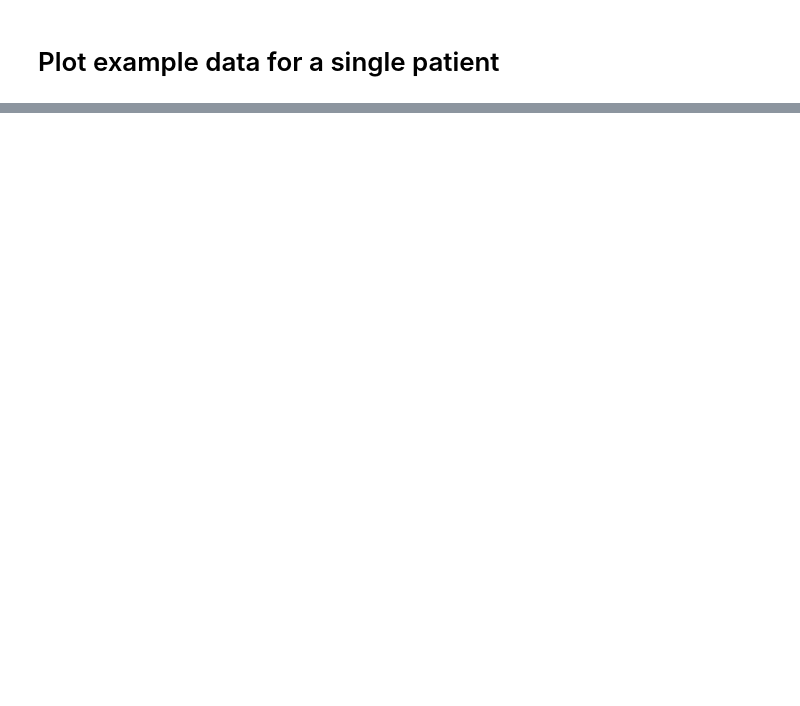
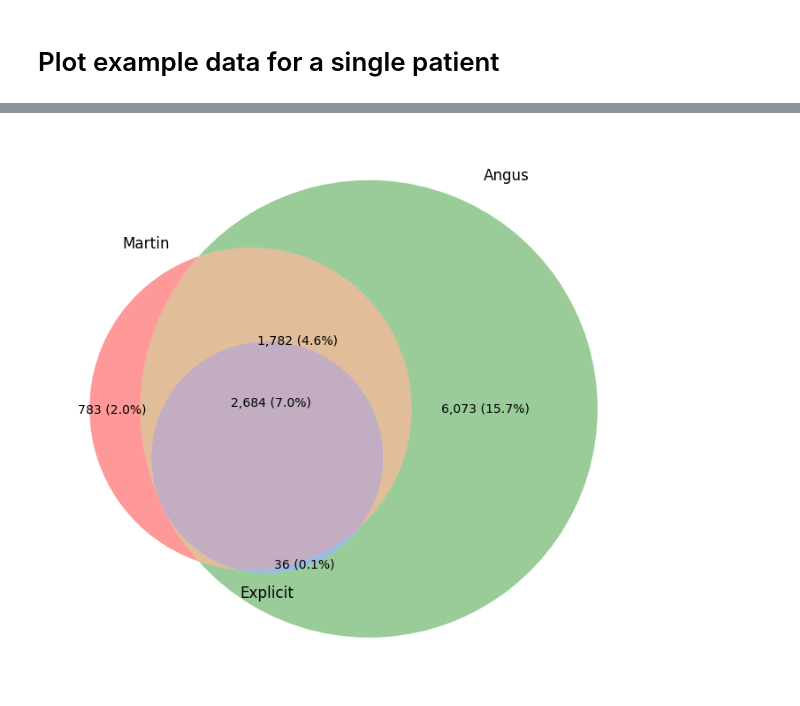
Before and after one commit to MIT-LCP/mimic-code-paper, a Jupyter notebook: notebooks/sepsis.ipynb, the cells around one changed output, grey strips where cells are left out. Drawn from its saved outputs; the diff is of its cells as text; code cells hidden in the pictures; blank space fills up the shorter version.

Commit message:
add venn for purely billing code criteria

```diff
--- a/notebooks/sepsis.ipynb
+++ b/notebooks/sepsis.ipynb
@@ -68,3 +86,21 @@ print('{:5g} with Martin and suspected sepsis'.format(
+# %%
+# venn diagram with matplotlib-venn
+from matplotlib_venn import venn3
+
+idx = df['martin']==1
+set1 = set(df.loc[idx,'hadm_id'])
+idx = df['angus']==1
+set2 = set(df.loc[idx,'hadm_id'])
+idx = df['explicit_sepsis']==1
+set3 = set(df.loc[idx,'hadm_id'])
+
+plt.figure(figsize=[12,12])
+plt.rcParams.update({'font.size': 14})
+venn3([set1, set2, set3], ('Martin', 'Angus', 'Explicit'),
+      subset_label_formatter=lambda x: '{:,} ({:2.1f}%)'.format(x, x*100.0/df.shape[0]))
+plt.show()
+# %% [output]
+[figure, added]
 # %%
 # venn diagram with matplotlib-venn
 from matplotlib_venn import venn3
```
Also changed, not shown: parts of 3 cells of this notebook.
